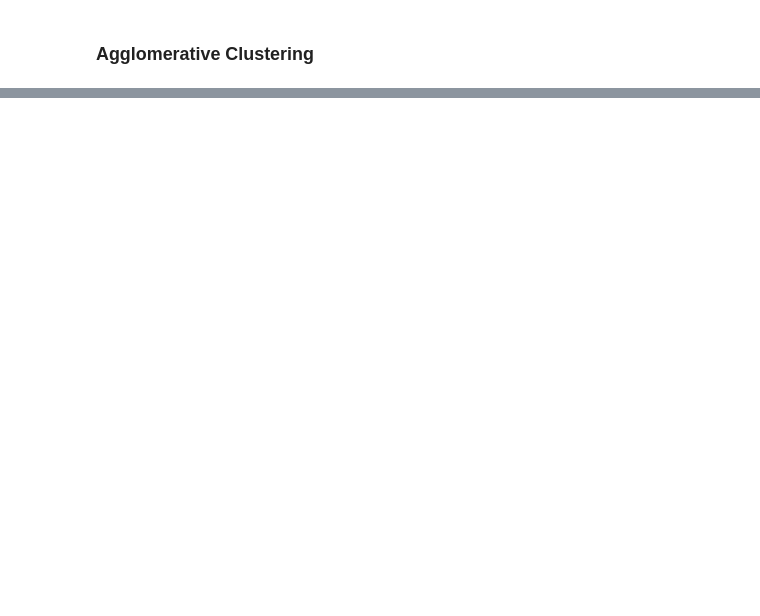
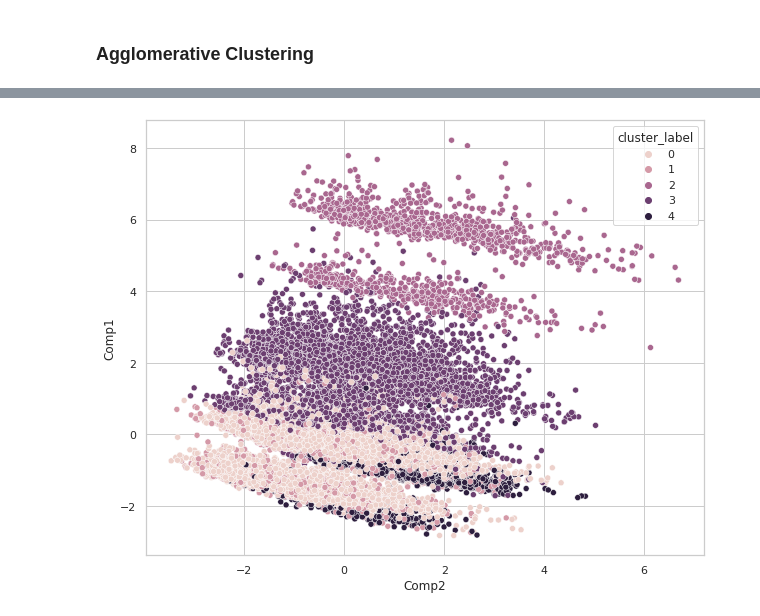
Before and after one commit to ShawnLiu119/Bank-Marketing_Clas-Clus-AppDev, a Jupyter notebook: BankMkting_Clustering_CustomerSegmentation.ipynb, the cells around one changed output, grey strips where cells are left out. Drawn from its saved outputs; the diff is of its cells as text; code cells hidden in the pictures; blank space fills up the shorter version.

```diff
--- a/BankMkting_Clustering_CustomerSegmentation.ipynb
+++ b/BankMkting_Clustering_CustomerSegmentation.ipynb
@@ -278,0 +335,8 @@ d4.plot.bar()
+# %%
+#using two cluster and concat the cluster as new feature with original dataset
+
+kmeans_pca = KMeans(n_clusters=2, init = 'k-means++', random_state=42)
+kmeans_pca.fit(x_pca2)
+
+data_2['cluster_label'] = kmeans_pca.labels_
+data_2.head()
@@ -298,0 +436,10 @@ pyplot.show()
+# %%
+# Before all else, we’ll create a new data frame. It allows us to add in the values of the separate components to our segmentation data set. The components’ scores are stored in the ‘scores P C A’ variable. Let’s label them Component 1, 2 and 3. In addition, we also append the ‘K means P C A’ labels to the new data frame.
+
+df_seg_agg = data_2[['age', 'job', 'marital', 'education', 'default', 'housing', 'loan', 'duration', 'pdays', 'poutcome', 'y']]
+# %%
+df_seg_agg = pd.concat([df_seg_agg , pd.DataFrame(x_pca)], axis = 1)
+df_seg_agg.columns.values[-7:] = ['Comp1', 'Comp2','Comp3','Comp4','Comp5','Comp6','Comp7']
+
+df_seg_agg ['cluster_label'] = agg_clu.labels_
+df_seg_agg.head(10)
@@ -298,0 +458,8 @@ pyplot.show()
+# %%
+#visualize
+
+plt.figure(figsize = (10, 8))
+sns.scatterplot(data=df_seg_agg, x="Comp2", y="Comp1", hue="cluster_label")
+plt.show()
+# %% [output]
+[figure, added]
```
Also changed, not shown: parts of 29 cells of this notebook.
